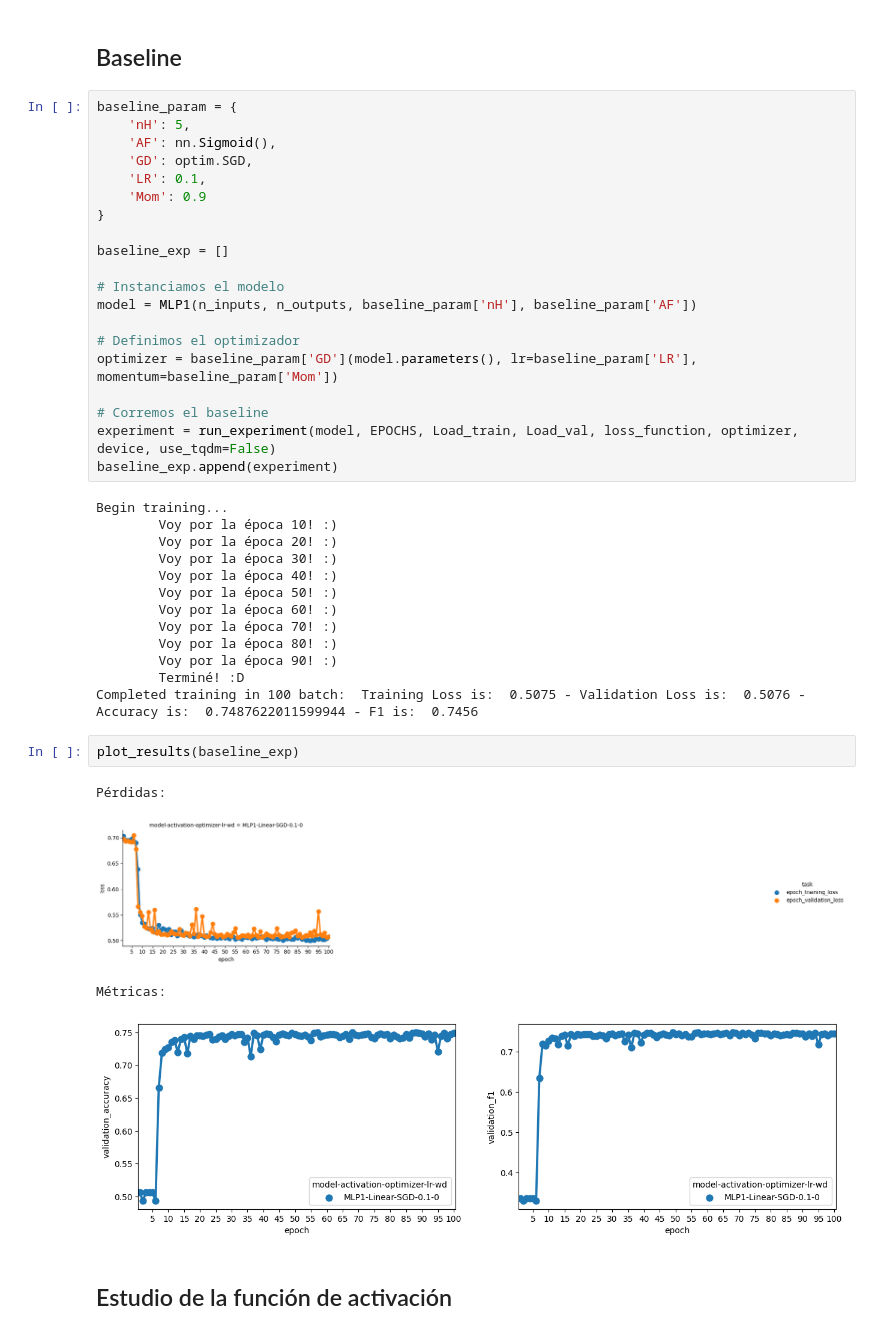
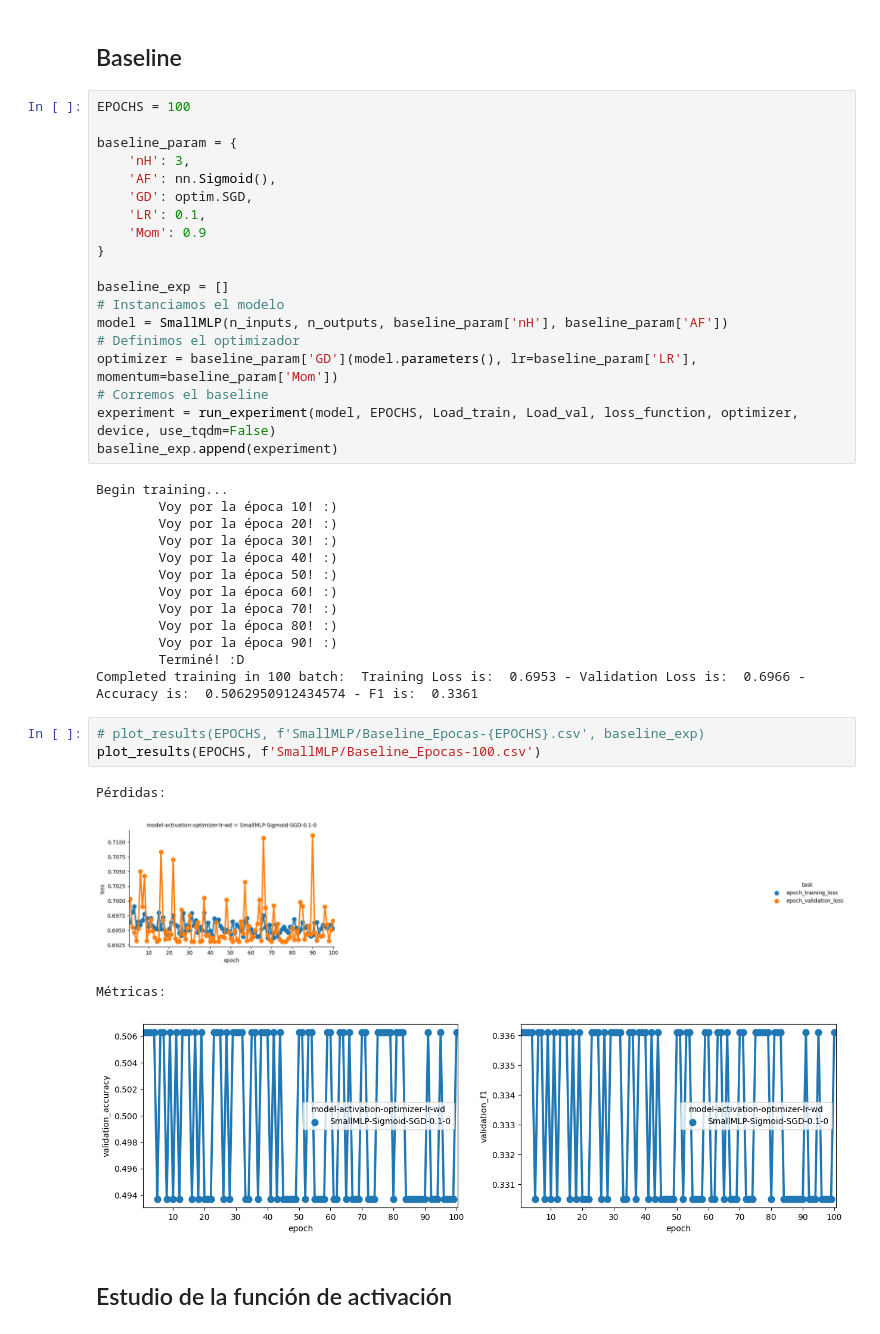
Before and after one commit to Cheva94/Diplo_Opt, a Jupyter notebook: 3_DL/Lab1/Resolución_Lab1.ipynb, the cells around one changed output. Cells and saved outputs as stored; diff of their text form.

```diff
--- a/3_DL/Lab1/Resolución_Lab1.ipynb
+++ b/3_DL/Lab1/Resolución_Lab1.ipynb
@@ -285,8 +289,10 @@ class MLP1(nn.Module):
 # %% [markdown]
 ## Baseline
 # %%
+EPOCHS = 100
+
 baseline_param = {
-    'nH': 5,
+    'nH': 3,
     'AF': nn.Sigmoid(),
     'GD': optim.SGD,
     'LR': 0.1,
@@ -294,13 +300,10 @@ baseline_param = {
 }
 
 baseline_exp = []
-
 # Instanciamos el modelo
-model = MLP1(n_inputs, n_outputs, baseline_param['nH'], baseline_param['AF'])
-
+model = SmallMLP(n_inputs, n_outputs, baseline_param['nH'], baseline_param['AF'])
 # Definimos el optimizador
 optimizer = baseline_param['GD'](model.parameters(), lr=baseline_param['LR'], momentum=baseline_param['Mom'])
-
 # Corremos el baseline
 experiment = run_experiment(model, EPOCHS, Load_train, Load_val, loss_function, optimizer, device, use_tqdm=False)
 baseline_exp.append(experiment)
@@ -316,14 +319,15 @@ Begin training...
         Voy por la época 80! :)
         Voy por la época 90! :)
         Terminé! :D
-Completed training in 100 batch:  Training Loss is:  0.5075 - Validation Loss is:  0.5076 - Accuracy is:  0.7487622011599944 - F1 is:  0.7456
+Completed training in 100 batch:  Training Loss is:  0.6953 - Validation Loss is:  0.6966 - Accuracy is:  0.5062950912434574 - F1 is:  0.3361
-# %%
-plot_results(baseline_exp)
-# %% [output]
-Pérdidas:
-[figure, removed]
-Métricas:
-[figure, removed]
+# %%
+# plot_results(EPOCHS, f'SmallMLP/Baseline_Epocas-{EPOCHS}.csv', baseline_exp)
+plot_results(EPOCHS, f'SmallMLP/Baseline_Epocas-100.csv')
+# %% [output]
+Pérdidas:
+[figure, added]
+Métricas:
+[figure, added]
 # %% [markdown]
 ## Estudio de la función de activación
 # %%
```
Also changed, not shown: parts of 84 cells of this notebook, 3 other files.
